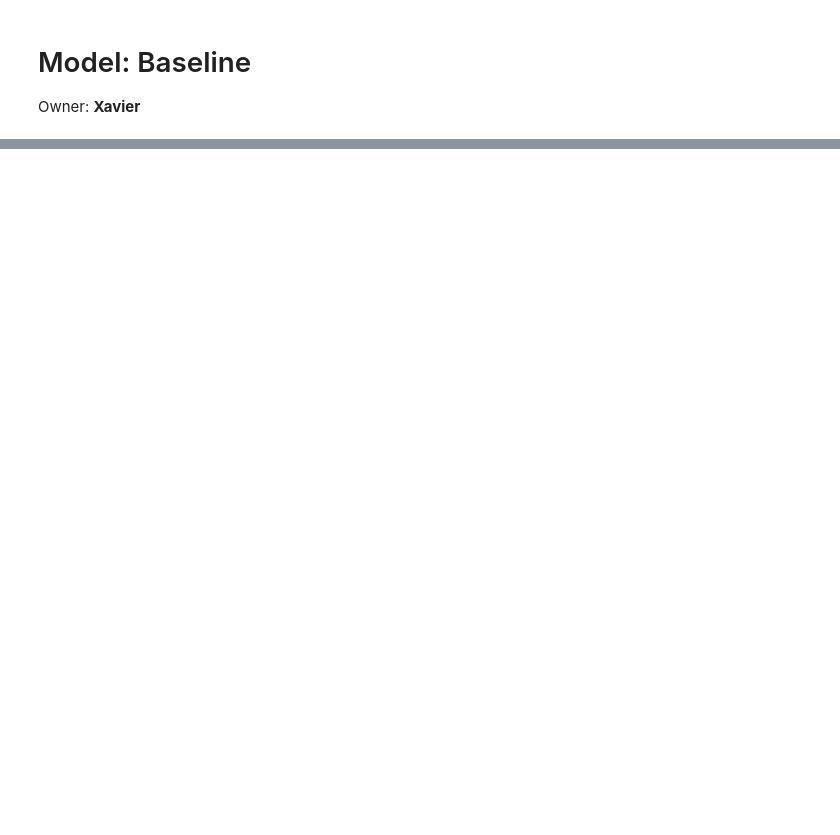
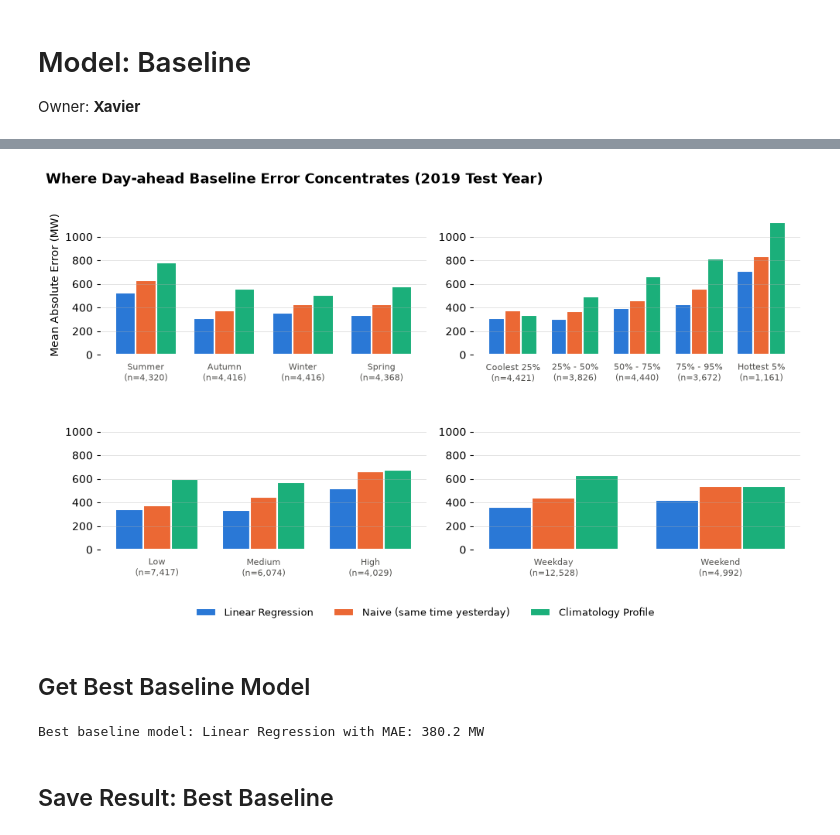
Before and after one commit to danielc088/ZZSC9020-group-A, a Jupyter notebook: src/models/model_baseline.ipynb, the cells around one changed output, grey strips where cells are left out. Drawn from its saved outputs; the diff is of its cells as text; code cells hidden in the pictures; blank space fills up the shorter version.

```diff
--- a/src/models/model_baseline.ipynb
+++ b/src/models/model_baseline.ipynb
@@ -118,0 +262,38 @@ this_run
+# %%
+# Visualise Accuracy across conditions:
+rep_colours = dict(zip(REPORTED, ["#2a78d6", "#eb6834", "#1baf7a"]))
+
+fig, axes = plt.subplots(2, 2, figsize=(10, 6), facecolor='white', sharey=True, gridspec_kw={'width_ratios': [2, 2]})
+width = 0.26
+axes_flat = axes.flatten()
+for ax, (dim, (_, label)) in zip(axes_flat, DIMENSIONS.items()):
+    ax.set_facecolor('white')
+    ax.tick_params(axis='y', colors='black', left=True, labelleft=True)
+    df_dim = stratified[stratified['Dimension'] == dim].set_index('Group').loc[label]
+    x = np.arange(len(label))
+    for i, m in enumerate(REPORTED):
+        ax.bar(x + (i - 1) * width, df_dim[m], width=width, label=m, color=rep_colours[m], edgecolor='white', linewidth=1.5)
+    ax.set_xticks(x, [f'{g}\n(n={n:,})' for g, n in zip(label, df_dim['n'])], fontsize=8, color='#52514e')
+    ax.set_title(dim, fontsize=11)
+    ax.grid(axis='y', visible=True)
+axes_flat[0].set_ylabel('Mean Absolute Error (MW)', color='black')
+fig.suptitle('Where Day-ahead Baseline Error Concentrates (2019 Test Year)', x=0.01,
+             ha='left', fontsize=13, fontweight='bold', color='black')
+handles, labels = axes_flat[0].get_legend_handles_labels()
+fig.tight_layout(rect=[0, 0.08, 1, 1])
+fig.legend(handles, labels, loc='lower center', bbox_to_anchor=(0.5, 0), ncol=3, fontsize=9.5, facecolor='white',
+           labelcolor='black', edgecolor='white')
+plt.show()
+# %% [output]
+[figure, added]
+# %% [markdown]
+## Get Best Baseline Model
+# %%
+# Get the best performing baseline model from the results:
+best_model = results['Validation 2018']['MAE (MW)'].idxmin()
+best_mae = results['Test 2019'].loc[best_model, 'MAE (MW)']
+print(f'Best baseline model: {best_model} with MAE: {best_mae:,.1f} MW')
+# %% [output]
+Best baseline model: Linear Regression with MAE: 380.2 MW
+# %% [markdown]
+## Save Result: Best Baseline
```
Also changed, not shown: parts of 40 cells of this notebook, 2 other files.
